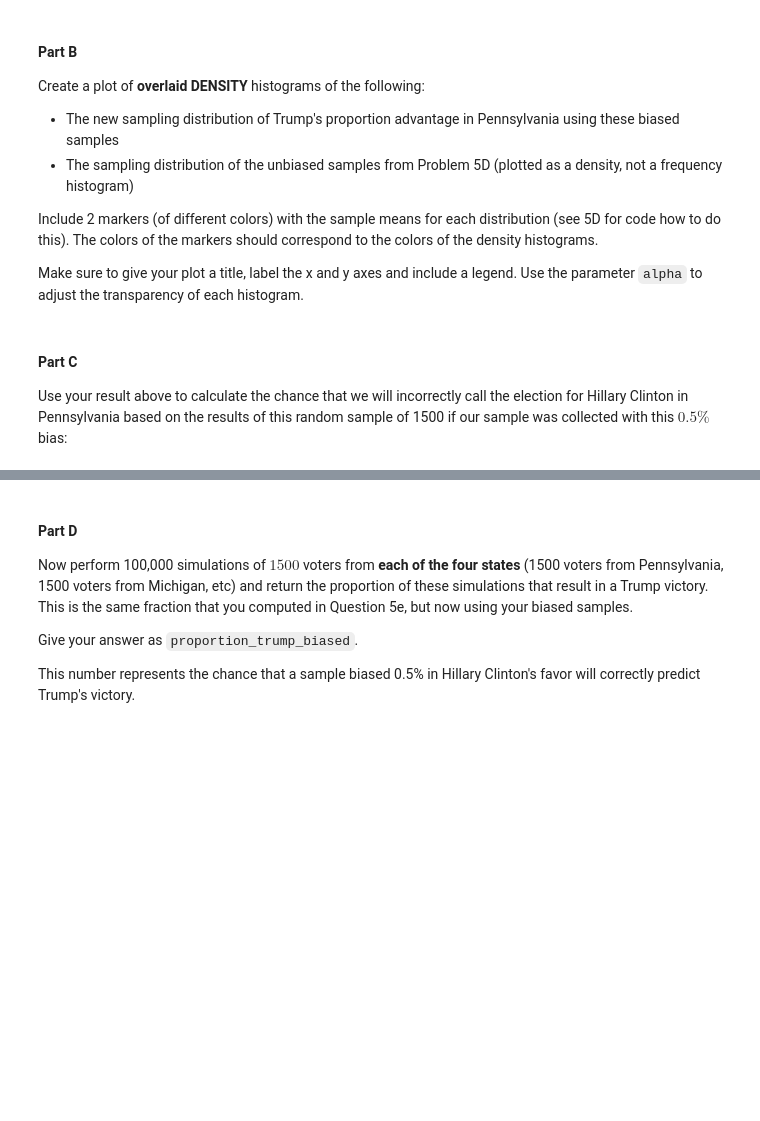
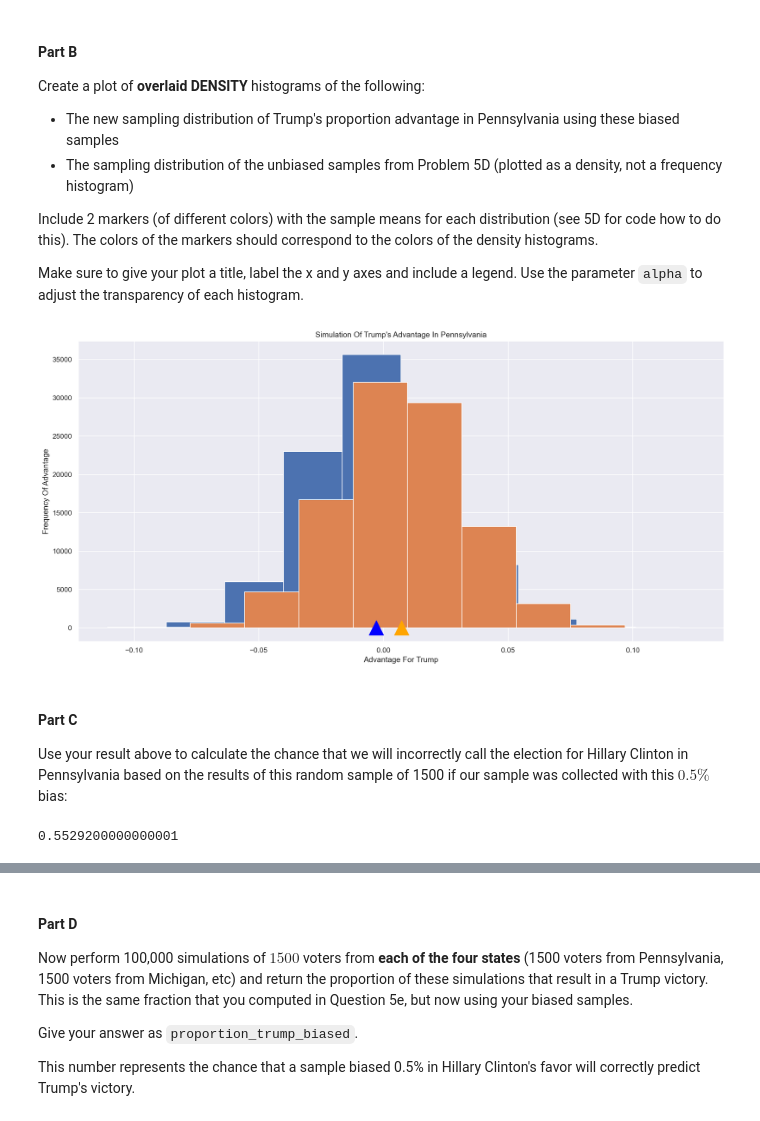
Before and after one commit to QuantumCompiler/CSPB-3022-Introduction-To-Data-Science-With-Probability-And-Statistics, a Jupyter notebook: CSPB 3022 - Assignments/CSPB 3022 - Assignment 7 - Covariance And Correlation, Independence - Sampling/Assignment 7 - Covariance And Correlation, Independence - Sampling.ipynb, the cells around one changed output, grey strips where cells are left out. Saved outputs shown, nothing was run; the diff lists cells and outputs as text; code cells hidden in the pictures; blank space fills up the shorter version.

```diff
--- a/CSPB 3022 - Assignments/CSPB 3022 - Assignment 7 - Covariance And Correlation, Independence - Sampling/Assignment 7 - Covariance And Correlation, Independence - Sampling.ipynb
+++ b/CSPB 3022 - Assignments/CSPB 3022 - Assignment 7 - Covariance And Correlation, Independence - Sampling/Assignment 7 - Covariance And Correlation, Independence - Sampling.ipynb
@@ -881,9 +881,25 @@ That is, `biased_simulation[i]` should hold the result of the `i+1`th simulation
 That is, your answer to this problem should be just like your answer from Question 5C, but now using samples that are biased as described above.
 # %%
 def draw_biased_state_sample(N, state):
+    trump = 0
+    clinton = 0
+    bias = 0.005
+    if (state == "florida"):
+        trump = 0.4902 - bias
+        clinton = 0.4782 + bias
+    elif (state == "michigan"):
+        trump = 0.4750 - bias
+        clinton = 0.4727 + bias
+    elif (state == "pennsylvania"):
+        trump = 0.4818 - bias
+        clinton = 0.4746 + bias
+    elif (state == "wisconsin"):
+        trump = 0.4722 - bias
+        clinton = 0.4645 + bias
+    other = 1 - (trump + clinton)
+    sample = np.random.multinomial(N, [trump, clinton, other])
+    return sample.tolist()
 
-    ...
-
-biased_simulations = ...
+biased_simulations = np.array([trump_advantage(draw_biased_state_sample(1500, "pennsylvania")) for _ in range(100000)])
 # %%
 grader.check("q6a")
@@ -903,7 +921,16 @@ Include 2 markers (of different colors) with the sample means for each distribut
 Make sure to give your plot a title, label the x and y axes and include a legend.
 Use the parameter `alpha` to adjust the transparency of each histogram.
 # %%
-...
+plt.hist(biased_simulations)
+plt.hist(simulations)
+plt.xlabel("Advantage For Trump")
+plt.ylabel("Frequency Of Advantage")
+plt.title("Simulation Of Trump's Advantage In Pennsylvania")
+# your code for the histogram above here.  The code below plots a red marker at the mean:
+plt.scatter(biased_simulations.mean(), -1, marker='^', color='blue', s=500);
+plt.scatter(simulations.mean(), -1, marker='^', color='orange', s=500);
+# %% [output]
+[figure, added]
 # %% [markdown]
 <!-- END QUESTION -->
 
@@ -911,7 +938,9 @@ Use the parameter `alpha` to adjust the transparency of each histogram.
 
 Use your result above to calculate the chance that we will incorrectly call the election for Hillary Clinton in Pennsylvania based on the results of this random sample of 1500 if our sample was collected with this $0.5\%$ bias:
 # %%
-prob_penn_1500_biased_incorrect = ...
+prob_penn_1500_biased_incorrect = 1 - (sum(biased_simulations[i] > 0 for i in range(len(biased_simulations))) / len(biased_simulations))
 prob_penn_1500_biased_incorrect
+# %% [output]
+0.5529200000000001
 # %%
 grader.check("q6c")
```
Also changed, not shown: parts of 14 cells of this notebook.
